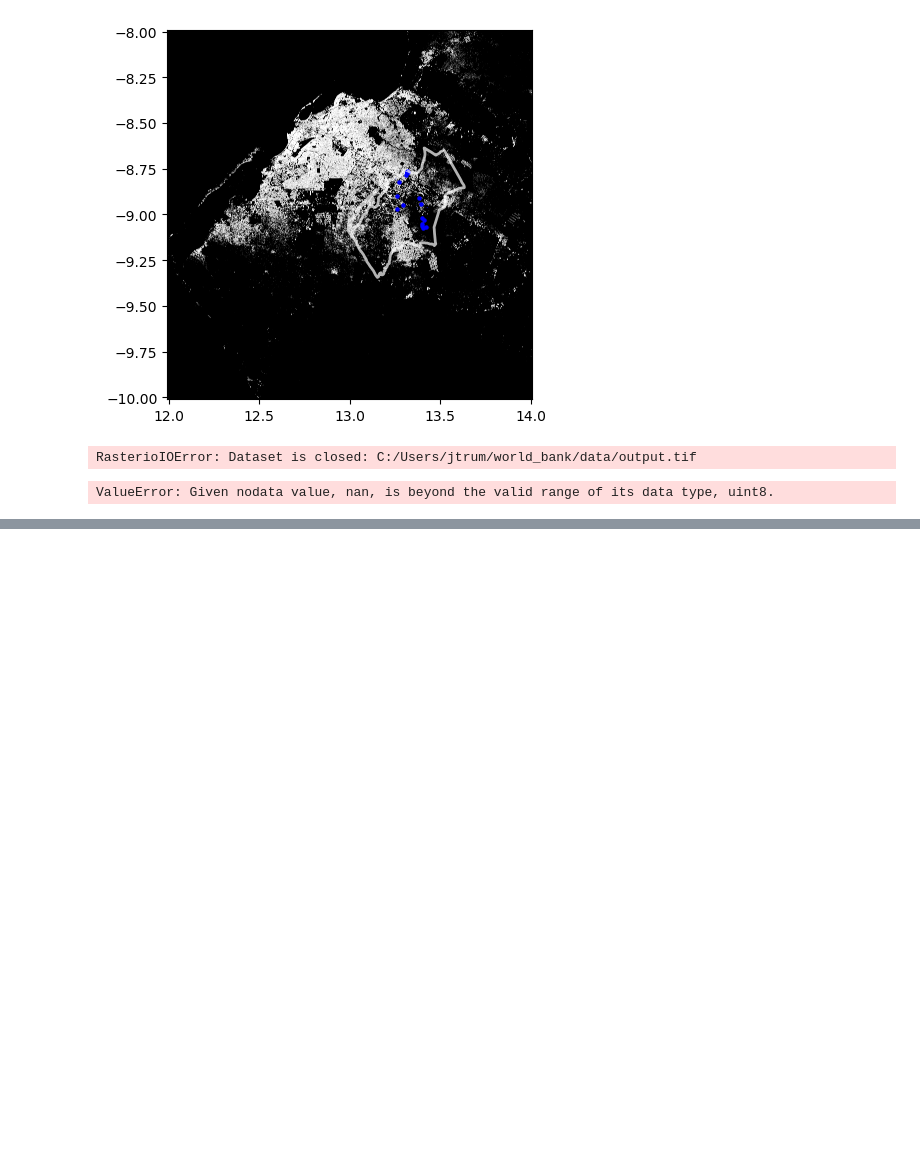
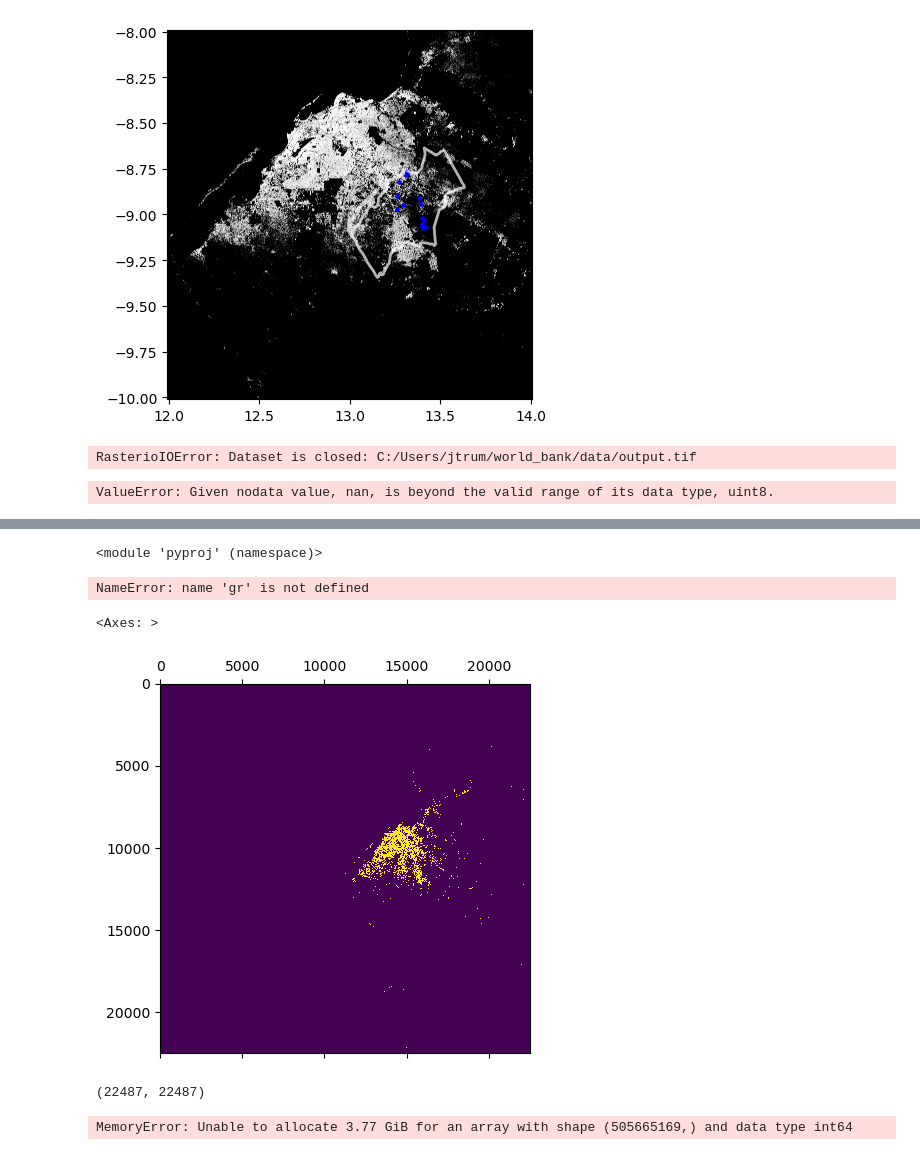
Before and after one commit to jtrummler/wash-scan, a Jupyter notebook: wsf-2019.ipynb, the cells around one changed output, grey strips where cells are left out. Saved outputs shown, nothing was run; the diff lists cells and outputs as text; code cells hidden in the pictures; blank space fills up the shorter version.

```diff
--- a/wsf-2019.ipynb
+++ b/wsf-2019.ipynb
@@ -201,0 +352,4 @@ ValueError: Given nodata value, nan, is beyond the valid range of its data type,
+# %%
+pyproj
+# %% [output]
+<module 'pyproj' (namespace)>
@@ -201,0 +362,29 @@ ValueError: Given nodata value, nan, is beyond the valid range of its data type,
+# %%
+datadir = 'C:/Users/jtrum/world_bank/data/'
+wsf = gr.from_file(datadir + 'WSF2019_v1_12_-10.tif')
+
+'''
+this step may not be necessary, but because of how large the shape is, it may be useful to reduce the size of the shapefile to only the area of interest
+'''
+x_min = wsf.bounds.left
+x_max = wsf.bounds.left + 7500
+y_min = wsf.bounds.bottom
+y_max = wsf.bounds.top
+
+wsf_crop = wsf.crop(x_min, y_min, x_max, y_max)
+# %% [output]
+NameError: name 'gr' is not defined
+# %%
+wsf.plot()
+# %% [output]
+<Axes: >
+[figure, added]
+# %%
+wsf.shape
+# %% [output]
+(22487, 22487)
+# %%
+wsf = wsf.to_pandas()
+wsf.head()
+# %% [output]
+MemoryError: Unable to allocate 3.77 GiB for an array with shape (505665169,) and data type int64
```
Also changed, not shown: parts of 74 cells of this notebook, 10 other files.
